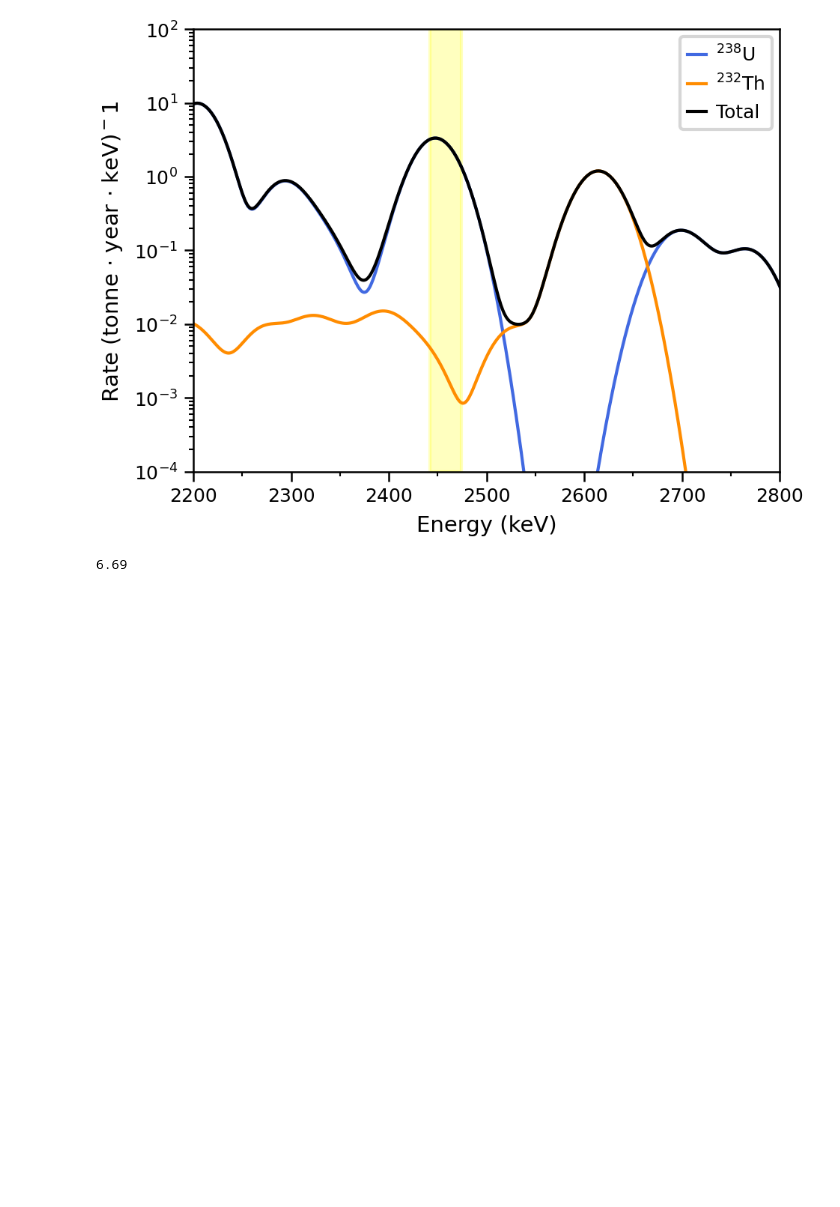
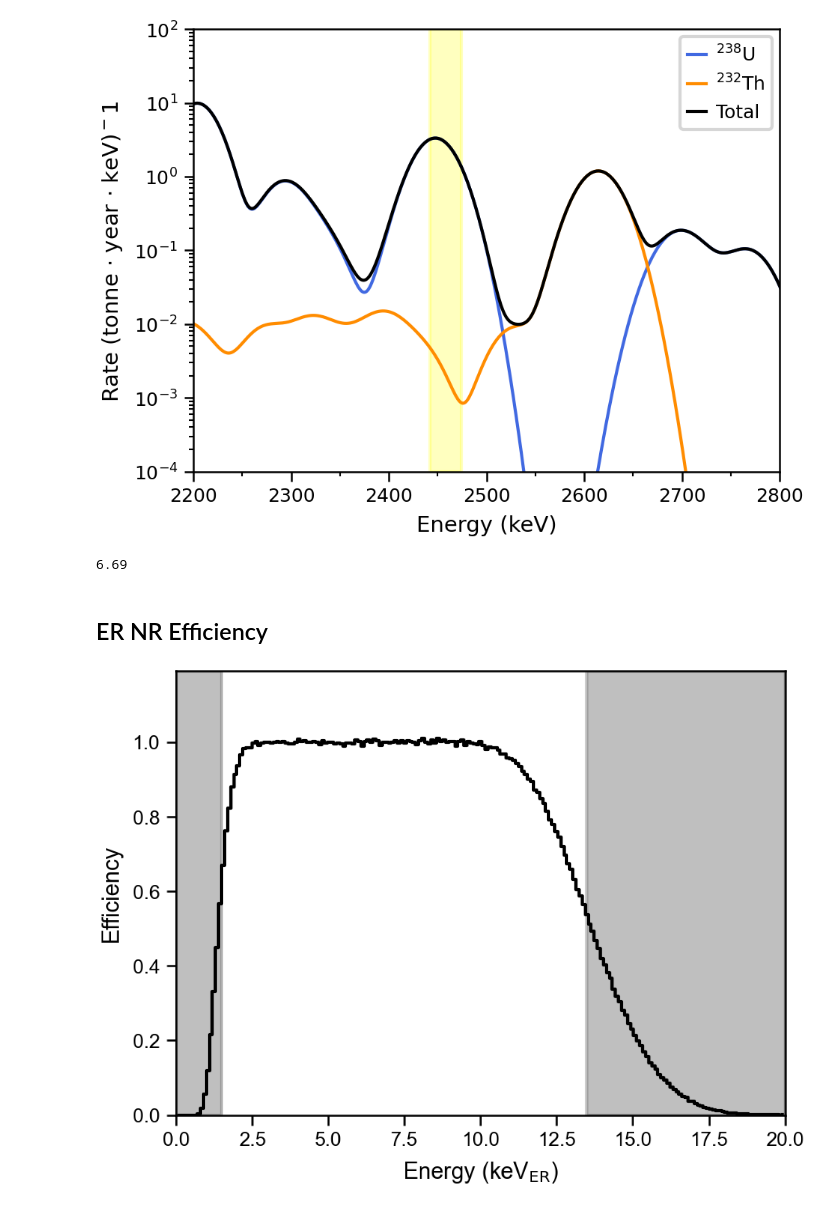
Before and after one commit to jpienaar13/HermeticTPC, a Jupyter notebook: common_plots/plotter.ipynb, the cells around one changed output. Drawn from its saved outputs; the diff is of its cells as text; code cells hidden in the pictures; blank space fills up the shorter version.

Commit message:
Add WIMP plots

```diff
--- a/common_plots/plotter.ipynb
+++ b/common_plots/plotter.ipynb
@@ -173,3 +173,27 @@ plt.tight_layout();
 FIG_DOUBLE[0]
 # %% [output]
 6.69
+# %% [markdown]
+## ER NR Efficiency
+# %%
+import h5py
+hdf = h5py.File("data/sens_plot_data.hdf5", "r")
+# %%
+h = hdf["efficiency_ER"]
+energy_05_low = 1.5
+energy_05_high = 13.5
+
+plt.step(h[0], h[1], where="post", color="black")
+
+plt.axvspan(0, energy_05_low, color="gray", alpha=0.5, zorder=0)
+plt.axvspan(energy_05_high, 20, color="gray", alpha=0.5, zorder=0)
+
+plt.xlim(0, 20)
+plt.ylim(0, 1.19)
+
+plt.ylabel("Efficiency")
+plt.xlabel("Energy (keV$_{\mathrm{ER}}$)")
+
+plt.show()
+# %% [output]
+[figure, added]
```
Also changed, not shown: parts of 4 cells of this notebook, 1 other file.
